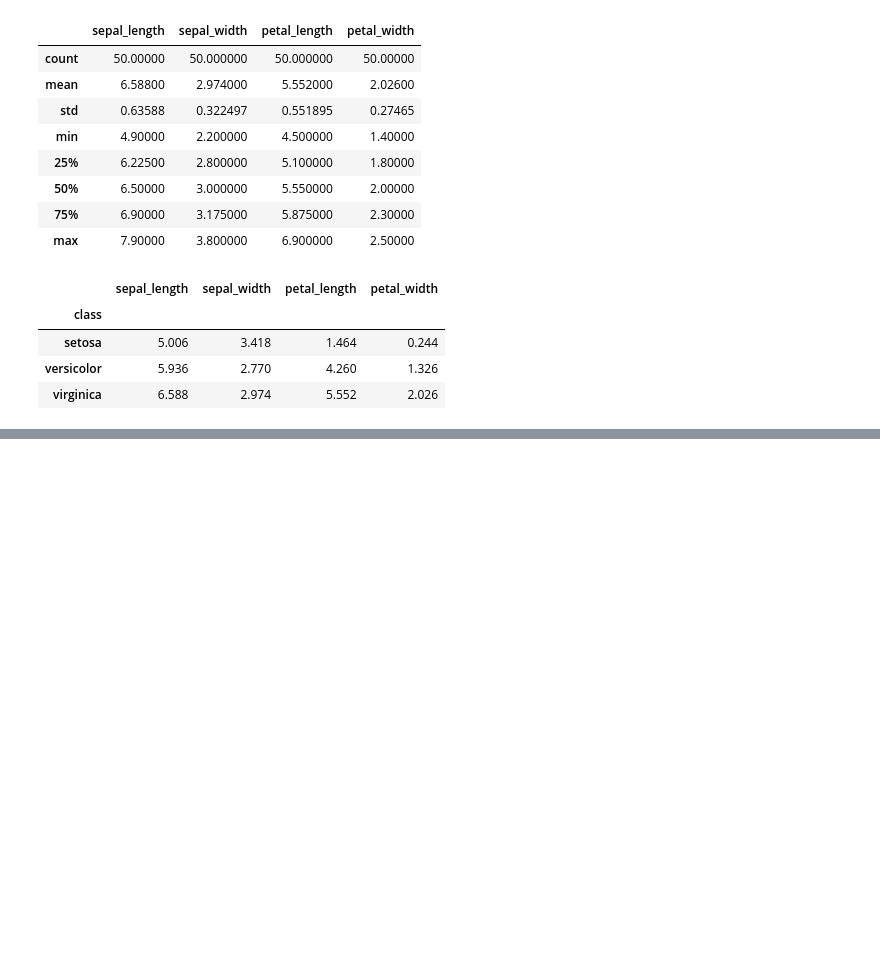
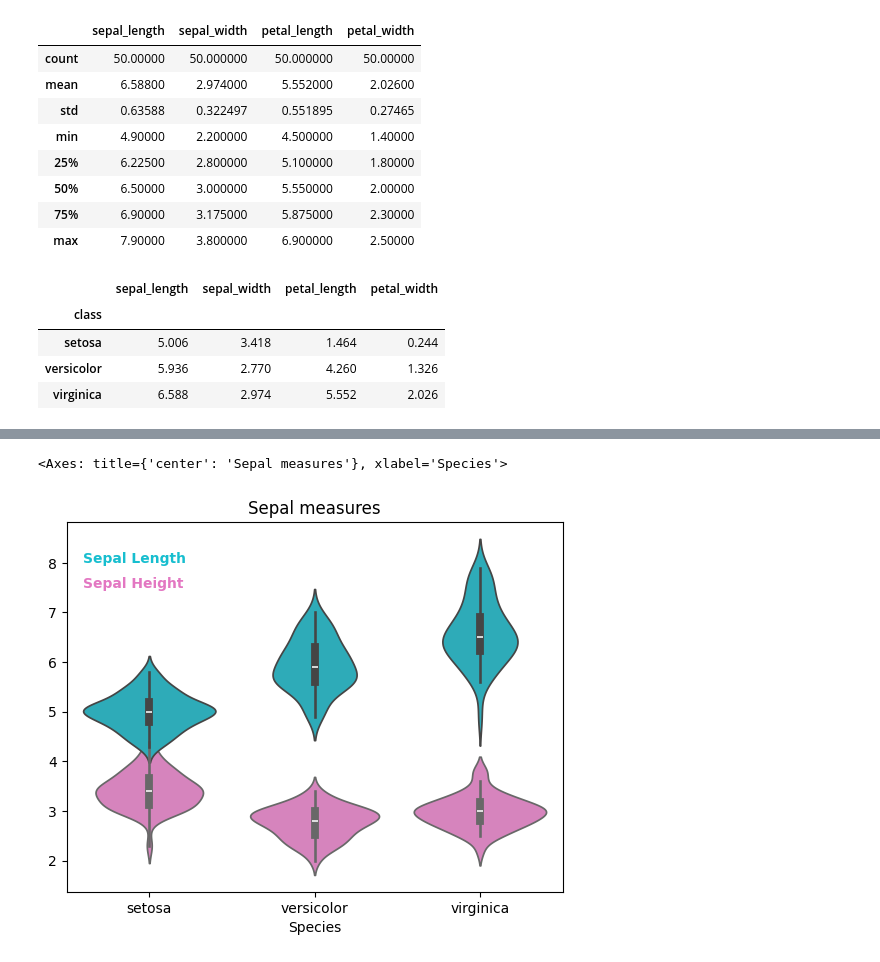
Before and after one commit to Crudeerz/Statistik-Rasmus-Berghall, a Jupyter notebook: Assignment/Code/analysis.ipynb, the cells around one changed output, grey strips where cells are left out. Cells and saved outputs as stored; diff of their text form; code cells hidden in the pictures; blank space fills up the shorter version.

```diff
--- a/Assignment/Code/analysis.ipynb
+++ b/Assignment/Code/analysis.ipynb
@@ -87,0 +88,12 @@ Making a scatterplot to easier see the variation between the species.
+# %%
+# First setting the colors for the species so they match throughout the analysis
+
+display(sns.color_palette())
+colors = sns.color_palette().as_hex()
+
+setosa_color = colors[0]
+versicolor_color = colors[1]
+virginica_color = colors[2]
+
+width_color = colors[6]
+length_color = colors[-1]
@@ -87,0 +132,25 @@ Making a scatterplot to easier see the variation between the species.
+# %%
+# Adding the width to plot
+s_box = sns.violinplot(data=iris,
+                       x="class", y="sepal_width",
+                       color=width_color)
+
+# Adding the length to plot
+s_box = sns.violinplot(data=iris,
+                       x="class", y="sepal_length",
+                       color=length_color)
+
+
+# Set labels
+s_box.set(ylabel="",
+          xlabel="Species",
+          title="Sepal measures")
+
+# Adding text to plot
+s_box.text(-0.4, 8, "Sepal Length", color=length_color, fontweight="bold")
+s_box.text(-0.4, 7.5, "Sepal Height", color=width_color, fontweight="bold")
+
+s_box
+# %% [output]
+<Axes: title={'center': 'Sepal measures'}, xlabel='Species'>
+[figure, added]
```
Also changed, not shown: parts of 10 cells of this notebook.
